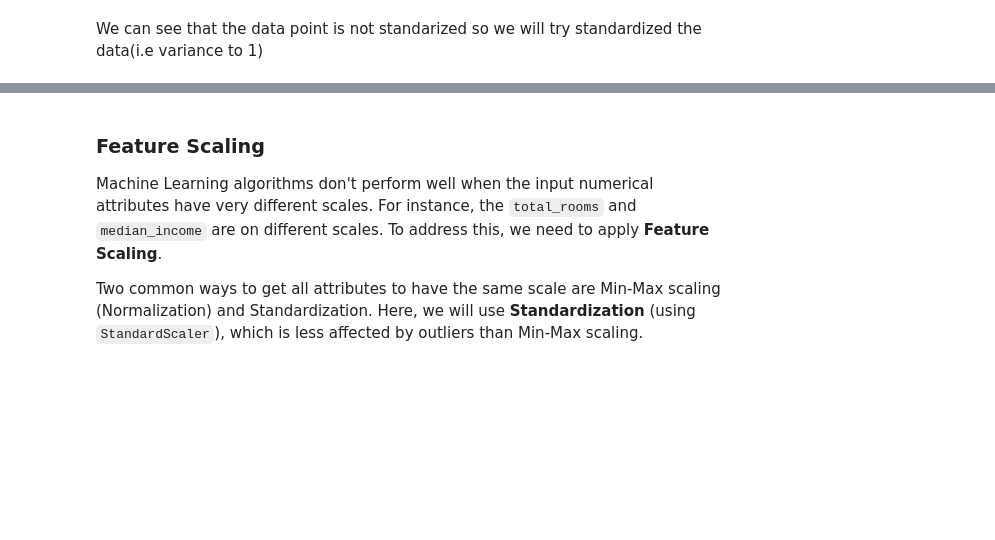
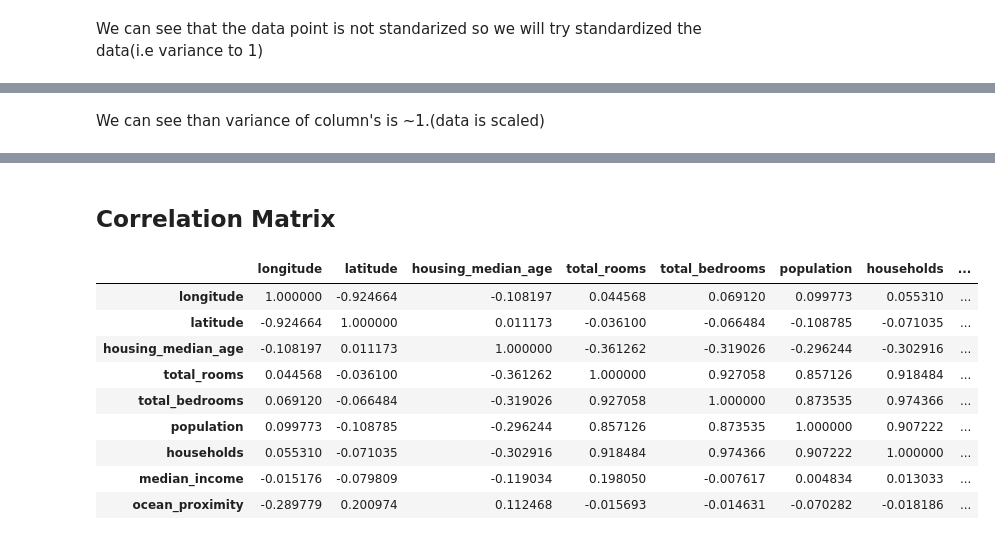
Before and after one commit to 22f2000792/MLP-prac, a Jupyter notebook: prac2.ipynb, the cells around one changed output, grey strips where cells are left out. Cells and saved outputs as stored; diff of their text form; code cells hidden in the pictures; blank space fills up the shorter version.

```diff
--- a/prac2.ipynb
+++ b/prac2.ipynb
@@ -107,0 +115,3 @@ housing_final.head()
+# %%
+ocean_ordinal_encoded=pd.DataFrame(ocean_ordinal_encoded,columns=['ocean_proximity'],index=housing.index)
+ocean_ordinal_encoded.head()
@@ -107,0 +125,3 @@ housing_final.head()
+# %%
+housing_final=pd.concat([ocean_proximity,ocean_ordinal_encoded],axis=1)
+housing_final.head()
@@ -165,0 +189,9 @@ housing_prepared = pd.DataFrame(
+# %%
+labels=housing_final['median_house_value'].copy()
+features=housing_final.drop("median_house_value",axis=1)
+# %%
+from sklearn.preprocessing import  StandardScaler
+scaler=StandardScaler()
+transformation=scaler.fit_transform(features)
+housing_prepared=pd.DataFrame(transformation,columns=features.columns,index=features.index)
+housing_prepared.head()
@@ -179,3 +218,5 @@ variance of ocean_proximity_encoded is 0.9999999999997499
+# %% [markdown]
+We can see than variance of column's is ~1.(data is scaled)
 # %%
 housing_prepared.describe()
 # %% [output]
@@ -188,9 +229,19 @@ housing_prepared.describe()
 | 50% | 5.389137e-01 | -6.422871e-01 | 2.864572e-02 | -2.332104e-01 | -2.428309e-01 | -2.291318e-01 | -2.368162e-01 | ... |
 | 75% | 7.784964e-01 | 9.729566e-01 | 6.643103e-01 | 2.348028e-01 | 2.537334e-01 | 2.644949e-01 | 2.758427e-01 | ... |
 | max | 2.625280e+00 | 2.958068e+00 | 1.856182e+00 | 1.681558e+01 | 1.408779e+01 | 3.025033e+01 | 1.460152e+01 | ... |
-# %% [markdown]
-### Feature Scaling
-
-Machine Learning algorithms don't perform well when the input numerical attributes have very different scales. For instance, the `total_rooms` and `median_income` are on different scales. To address this, we need to apply **Feature Scaling**.
-
-Two common ways to get all attributes to have the same scale are Min-Max scaling (Normalization) and Standardization. Here, we will use **Standardization** (using `StandardScaler`), which is less affected by outliers than Min-Max scaling.
+# %% [markdown]
+## Correlation Matrix
+# %%
+corr=housing_prepared.corr()
+corr
+# %% [output]
+|  | longitude | latitude | housing_median_age | total_rooms | total_bedrooms | population | households | ... |
+| longitude | 1.000000 | -0.924664 | -0.108197 | 0.044568 | 0.069120 | 0.099773 | 0.055310 | ... |
+| latitude | -0.924664 | 1.000000 | 0.011173 | -0.036100 | -0.066484 | -0.108785 | -0.071035 | ... |
+| housing_median_age | -0.108197 | 0.011173 | 1.000000 | -0.361262 | -0.319026 | -0.296244 | -0.302916 | ... |
+| total_rooms | 0.044568 | -0.036100 | -0.361262 | 1.000000 | 0.927058 | 0.857126 | 0.918484 | ... |
+| total_bedrooms | 0.069120 | -0.066484 | -0.319026 | 0.927058 | 1.000000 | 0.873535 | 0.974366 | ... |
+| population | 0.099773 | -0.108785 | -0.296244 | 0.857126 | 0.873535 | 1.000000 | 0.907222 | ... |
+| households | 0.055310 | -0.071035 | -0.302916 | 0.918484 | 0.974366 | 0.907222 | 1.000000 | ... |
+| median_income | -0.015176 | -0.079809 | -0.119034 | 0.198050 | -0.007617 | 0.004834 | 0.013033 | ... |
+| ocean_proximity | -0.289779 | 0.200974 | 0.112468 | -0.015693 | -0.014631 | -0.070282 | -0.018186 | ... |
```
Also changed, not shown: parts of 20 cells of this notebook.
